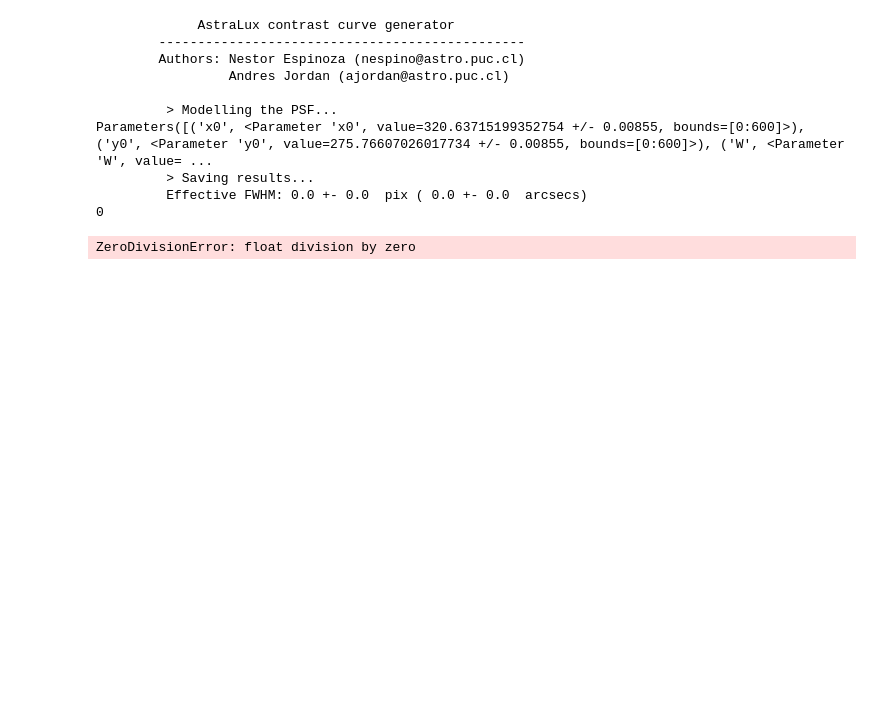
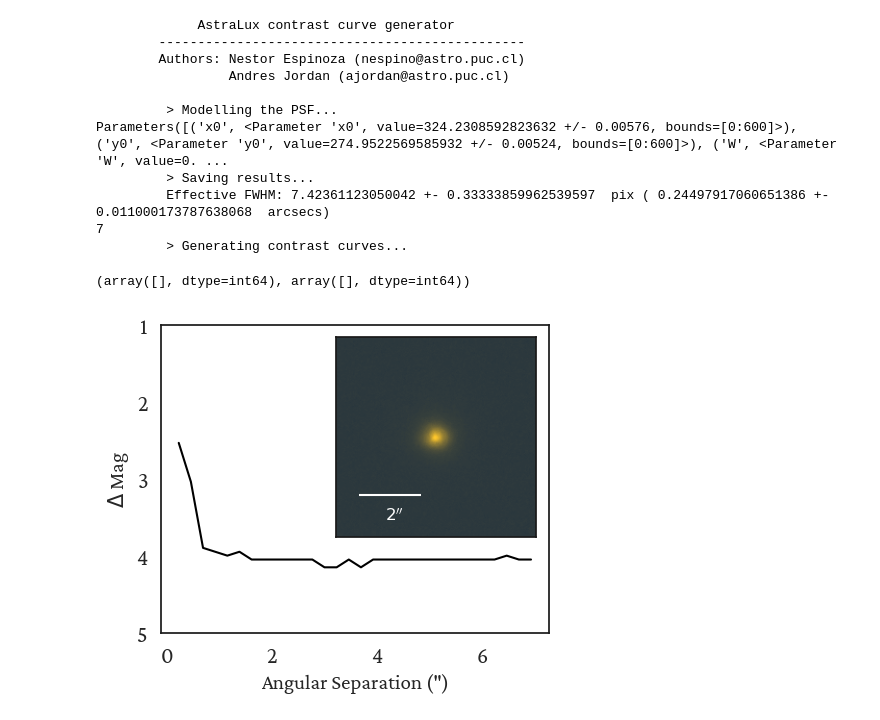
Before and after one commit to TeHanHunter/Shane-AO-Reduction, a Jupyter notebook: src/contrast_curve.ipynb, the cells around one changed output. Drawn from its saved outputs; the diff is of its cells as text; code cells hidden in the pictures; blank space fills up the shorter version.

```diff
--- a/src/contrast_curve.ipynb
+++ b/src/contrast_curve.ipynb
@@ -127,7 +127,7 @@ def fitPSF(d,x0,y0,sigma,A):
 # %%
 data_folder = '/Users/tehan/Downloads/'
 # files = glob.glob(f'{data_folder}*.fits')
-files = glob.glob(f'{data_folder}TOI_5916_final.fits')
+files = glob.glob(f'{data_folder}TOI_5873_final.fits')
 for i in range(len(files)):
     filename = os.path.basename(files[i])
     # Minimum magnitude contrast to be explored:
@@ -327,11 +327,11 @@ for i in range(len(files)):
                  Andres Jordan (ajordan@astro.puc.cl)
 
          > Modelling the PSF...
-Parameters([('x0', <Parameter 'x0', value=320.63715199352754 +/- 0.00855, bounds=[0:600]>), ('y0', <Parameter 'y0', value=275.76607026017734 +/- 0.00855, bounds=[0:600]>), ('W', <Parameter 'W', value= ...
+Parameters([('x0', <Parameter 'x0', value=324.2308592823632 +/- 0.00576, bounds=[0:600]>), ('y0', <Parameter 'y0', value=274.9522569585932 +/- 0.00524, bounds=[0:600]>), ('W', <Parameter 'W', value=0. ...
          > Saving results...
-         Effective FWHM: 0.0 +- 0.0  pix ( 0.0 +- 0.0  arcsecs)
-0
+         Effective FWHM: 7.42361123050042 +- 0.33333859962539597  pix ( 0.24497917060651386 +- 0.011000173787638068  arcsecs)
+7
+         > Generating contrast curves...
-ZeroDivisionError: float division by zero
 # %%
 # Plot final results to the user
 import matplotlib.pyplot as plt
@@ -354,35 +354,38 @@ sns.set(style="whitegrid",rc={"axes.edgecolor": "k", "grid.color": "none", "font
 
 # print(np.where(radial_profile['col2'] > 0))
 ax1.plot(radii,contrast,color='black', label='Magnitude Contrast')
-ax1.set_ylim(7.5, 1)
+ax1.set_ylim(5, 1)
 # ax1.set_xlim(-0.05, 1.5)
 ax2 = fig.add_axes([0.425, 0.35, 0.5, 0.5])
 # print(hdul[0].header)
 ax2.imshow(d, origin='lower', cmap=cmap)  # , cmap='RdGy_r', vmin=-1, vmax=1
 ax2.hlines(220, 250, 310, colors='w')
 ax2.text(284, 195, r"$2''$", ha='center', c='w',fontsize=12)
 width = 96
 ax2.set_ylim(y0-width, y0+width)
 ax2.set_xlim(x0-width, x0+width)
 ax2.set_xticklabels([])
 ax2.set_yticklabels([])
 ax2.tick_params(axis='y', left=False)
 ax2.tick_params(axis='x', bottom=False)
 
 max_flux = np.max(d)
 print(np.where(d == 1.0))
 # dists_d_mag=np.zeros((2,256,256))
 # for i in range(256):
 #     for j in range(256):
 #         dist = np.sqrt((i-127) ** 2 + (j-127) ** 2) * 0.0183121
 #         d_mag = -2.5 * np.log10(hdul[0].data[i][j] / max_flux)
 #         dists_d_mag[0,i,j] = dist
 #         dists_d_mag[1,i,j] = d_mag
 #         ax1.plot(dist, d_mag, '.k', ms=2, alpha=0.2)
 # np.save(f'/home/tehan/Documents/GEMS/TOI-5344/figures/nessi.npy', dists_d_mag)
 
 ax1.set_ylabel(r'$\Delta$ Mag')
 ax1.set_xlabel(r'Angular Separation (")')
 plt.savefig(out_dir + filename.split('.')[0] + '_pub.svg', format='svg', transparent=True,bbox_inches="tight")
 
 plt.show()
+# %% [output]
+(array([], dtype=int64), array([], dtype=int64))
+[figure, added]
```
Also changed, not shown: 2 other files.
